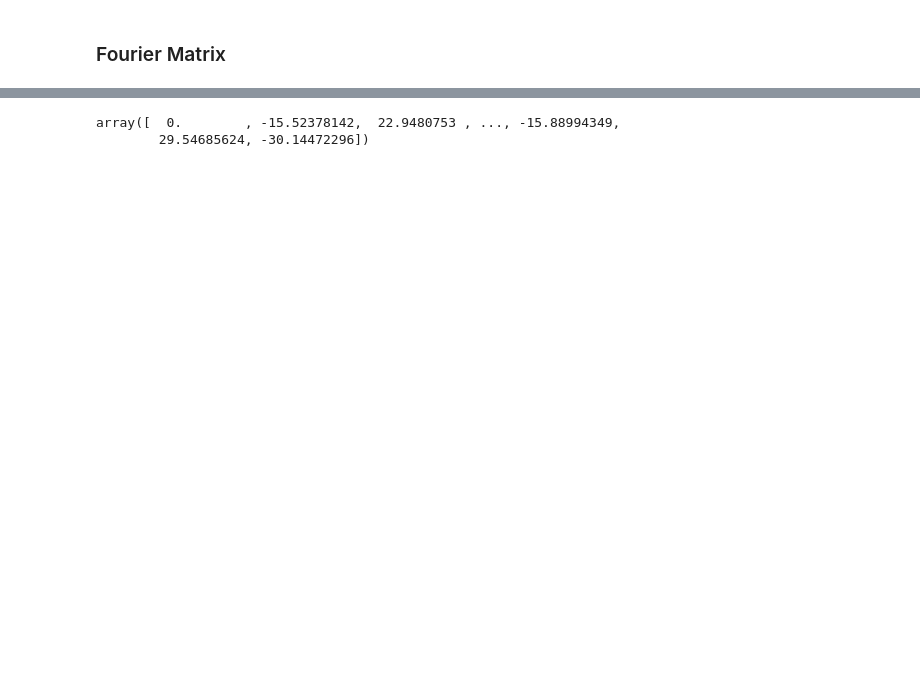
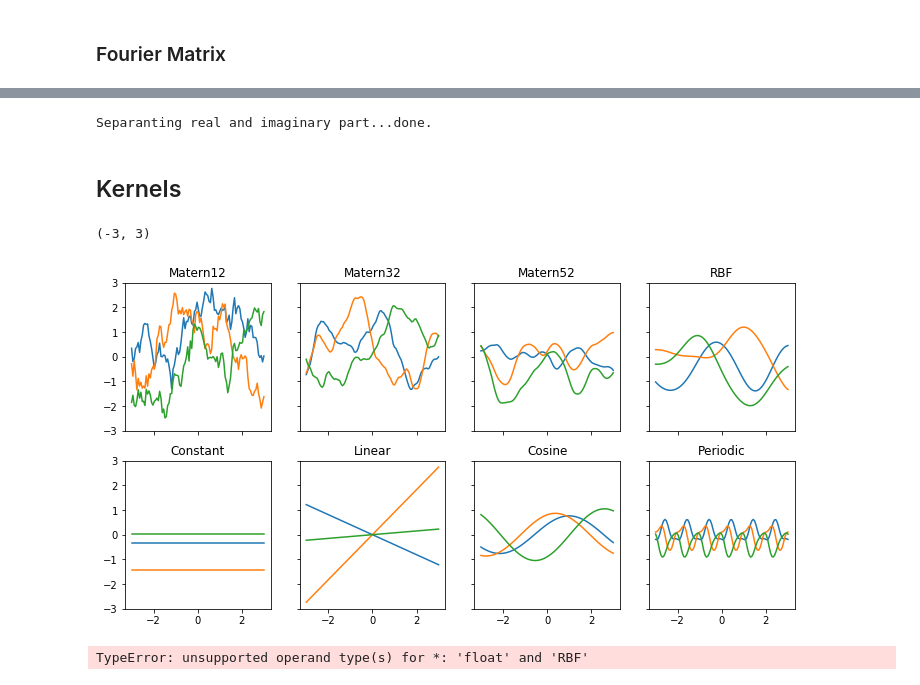
Before and after one commit to lerkoah/BayesianInterferometryIDS, a Jupyter notebook: src/testing_spectral_estimatio_model.ipynb, the cells around one changed output, grey strips where cells are left out. Saved outputs shown, nothing was run; the diff lists cells and outputs as text; code cells hidden in the pictures; blank space fills up the shorter version.

Commit message:
testing gpflow

```diff
--- a/src/testing_spectral_estimatio_model.ipynb
+++ b/src/testing_spectral_estimatio_model.ipynb
@@ -194,5 +179,10 @@ array([ 81.62097139, -64.95614632,  23.62023563, ...,  -5.16295561,
-# %%
-Viobs
-# %% [output]
-array([  0.        , -15.52378142,  22.9480753 , ..., -15.88994349,
-        29.54685624, -30.14472296])
+# %%
+print('Separanting real and imaginary part...', end='')
+Vrobs = Vobs[:,0]
+Viobs = Vobs[:,1]
+Vobs_concat = Vobs.reshape(-1, order='F')
+print('done.')
+# %% [output]
+Separanting real and imaginary part...done.
+# %% [markdown]
+## Kernels
@@ -198,0 +192,36 @@ array([  0.        , -15.52378142,  22.9480753 , ..., -15.88994349,
+# %%
+def plotkernelsample(k, ax, xmin=-3, xmax=3):
+    xx = np.linspace(xmin, xmax, 100)[:,None]
+    K = k.compute_K_symm(xx)
+    ax.plot(xx, np.random.multivariate_normal(np.zeros(100), K, 3).T)
+    ax.set_title(k.__class__.__name__)
+
+def plotkernelfunction(K, ax, xmin=-3, xmax=3, other=0):
+    xx = np.linspace(xmin, xmax, 100)[:,None]
+    K = k.compute_K_symm(xx)
+    ax.plot(xx, k.compute_K(xx, np.zeros((1,1)) + other))
+    ax.set_title(k.__class__.__name__ + ' k(x, %f)'%other)
+# %%
+f, axes = plt.subplots(2, 4, figsize=(12, 6), sharex=True, sharey=True)
+plotkernelsample(gpflow.kernels.Matern12(1), axes[0,0])
+plotkernelsample(gpflow.kernels.Matern32(1), axes[0,1])
+plotkernelsample(gpflow.kernels.Matern52(1), axes[0,2])
+plotkernelsample(gpflow.kernels.RBF(1), axes[0,3])
+plotkernelsample(gpflow.kernels.Constant(1), axes[1,0])
+plotkernelsample(gpflow.kernels.Linear(1), axes[1,1])
+plotkernelsample(gpflow.kernels.Cosine(1), axes[1,2])
+plotkernelsample(gpflow.kernels.Periodic(1), axes[1,3])
+axes[0,0].set_ylim(-3, 3)
+# %% [output]
+(-3, 3)
+[figure, added]
+# %%
+k1 = gpflow.kernels.RBF(input_dim=1)
+k2 = gpflow.kernels.Constant(input_dim=1)
+
+k3 = W.real.T*k1*W.real + k2
+
+f, axes = plt.subplots(1, 1, figsize=(12, 6), sharex=True, sharey=True)
+plotkernelsample(k3, axes)
+# %% [output]
+TypeError: unsupported operand type(s) for *: 'float' and 'RBF'
```
Also changed, not shown: parts of 14 cells of this notebook, 3 other files.
